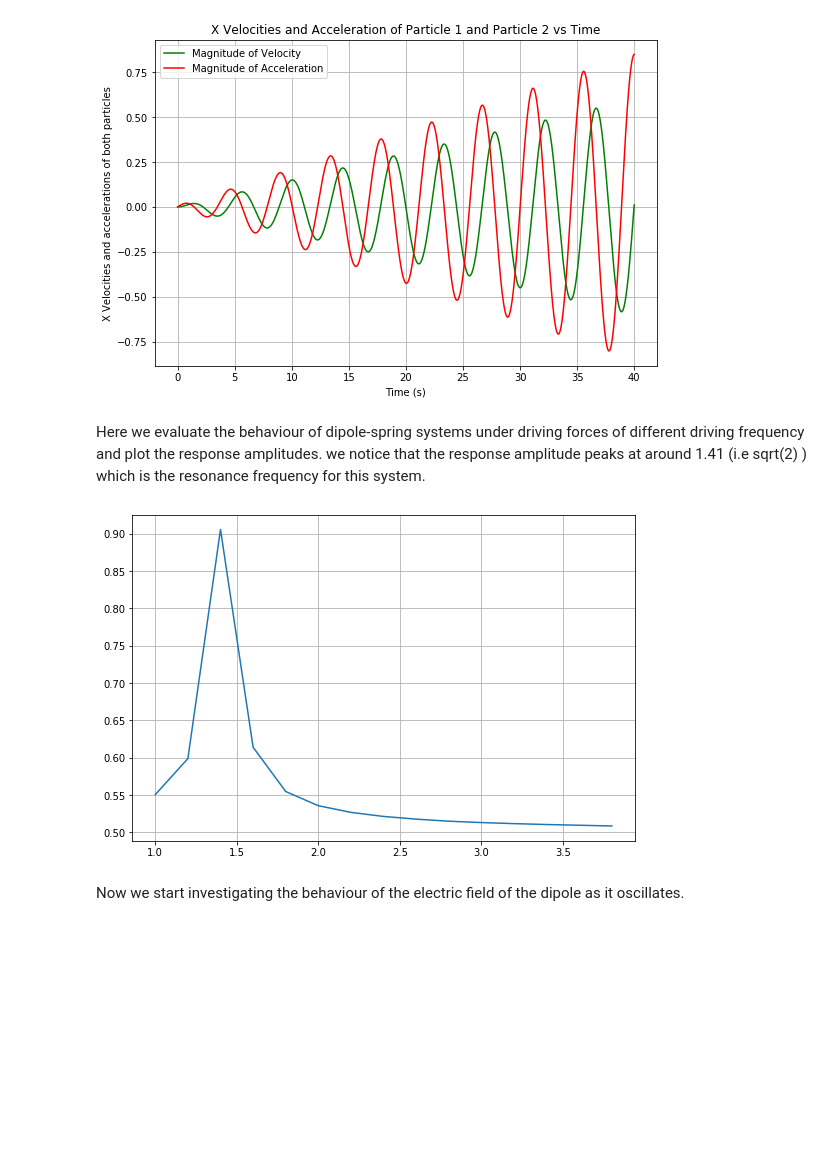
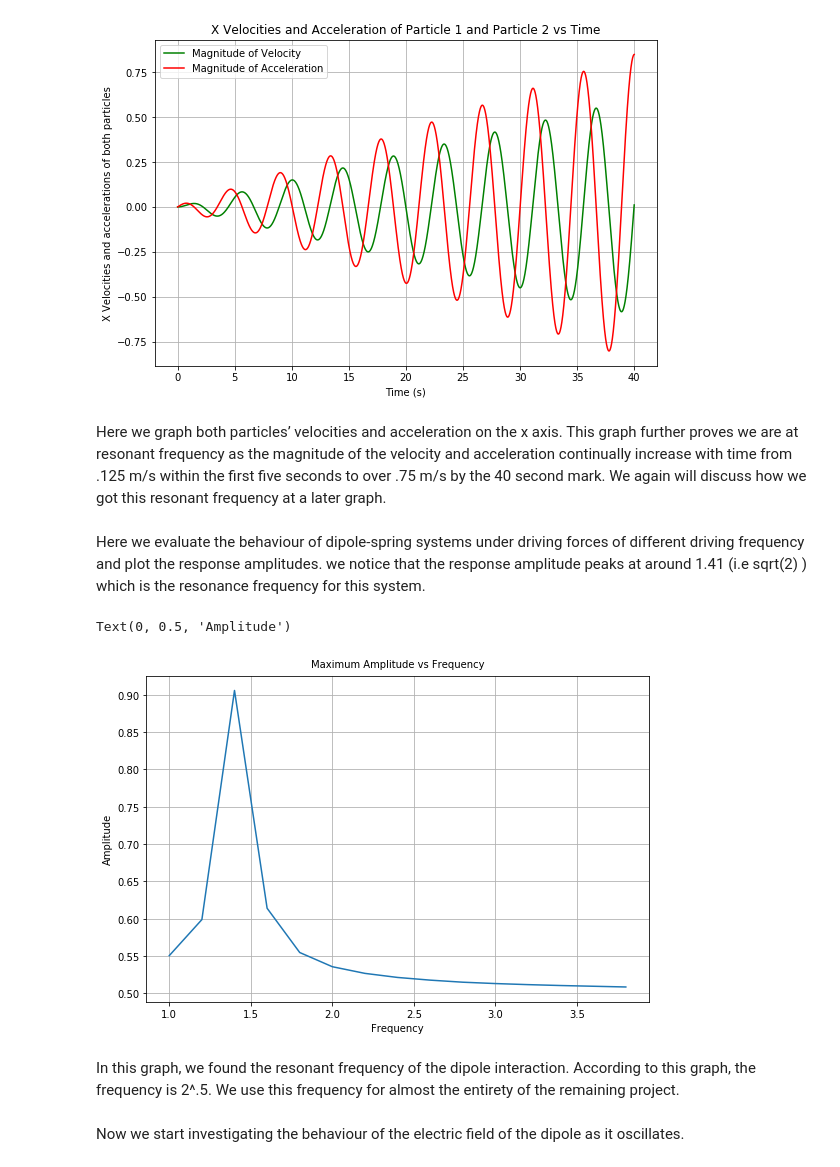
Before and after one commit to skorman/RayleighScattering, a Jupyter notebook: Rayleigh Scattering.ipynb, the cells around one changed output. Cells and saved outputs as stored; diff of their text form; code cells hidden in the pictures; blank space fills up the shorter version.

```diff
--- a/Rayleigh Scattering.ipynb
+++ b/Rayleigh Scattering.ipynb
@@ -158,30 +160,39 @@ ax1.legend()
 plt.show()
 # %% [output]
 [figure]
+# %% [markdown]
+Here we graph both particles’ velocities and acceleration on the x axis. This graph further proves we are at resonant frequency as the magnitude of the velocity and acceleration continually increase with time from .125 m/s within the first five seconds to over .75 m/s by the 40 second mark. We again will discuss how we got this resonant frequency at a later graph.
 # %% [markdown]
 Here we evaluate the behaviour of dipole-spring systems under driving forces of different driving frequency and plot the response amplitudes. we notice that the response amplitude peaks at around 1.41 (i.e sqrt(2) ) which is the resonance frequency for this system.
 # %%
 # create range of frequencies for which to calculate trajectories
 omega_arr = np.arange(1,4,0.2)
 
 # create array to store amplitude of oscillation for each frequency
 oscillation_amplitudes = np.zeros(np.shape(omega_arr))
 
 for i, omega in enumerate(omega_arr):
     # create dipole with external force with given frequency
     external_force_arr = sinusoidal_force(E0,omega,timesteps)
     current_dipole = Dipole(timesteps, external_force_arr=external_force_arr)
     posA,posB = current_dipole.calc_trajectory()
 
     # determine maximum amplitude for trajectory and store in array
     oscillation_amplitudes[i] = np.amax(posB)
 
 fig, (ax1) = plt.subplots(1, figsize=(9,6))
 
 ax1.plot(omega_arr,oscillation_amplitudes)
 ax1.grid()
+ttl = ax1.text(.5, 1.05, '', transform = ax1.transAxes, va='top', ha = 'center')
+ttl.set_text("Maximum Amplitude vs Frequency")
+ax1.set_xlabel("Frequency")
+ax1.set_ylabel("Amplitude")
 # %% [output]
+Text(0, 0.5, 'Amplitude')
-[figure, old version]
+[figure, new version]
+# %% [markdown]
+In this graph, we found the resonant frequency of the dipole interaction. According to this graph, the frequency is 2^.5. We use this frequency for almost the entirety of the remaining project.
 # %% [markdown]
 Now we start investigating the behaviour of the electric field of the dipole as it oscillates.
 # %%
```
Also changed, not shown: parts of 6 cells of this notebook.
